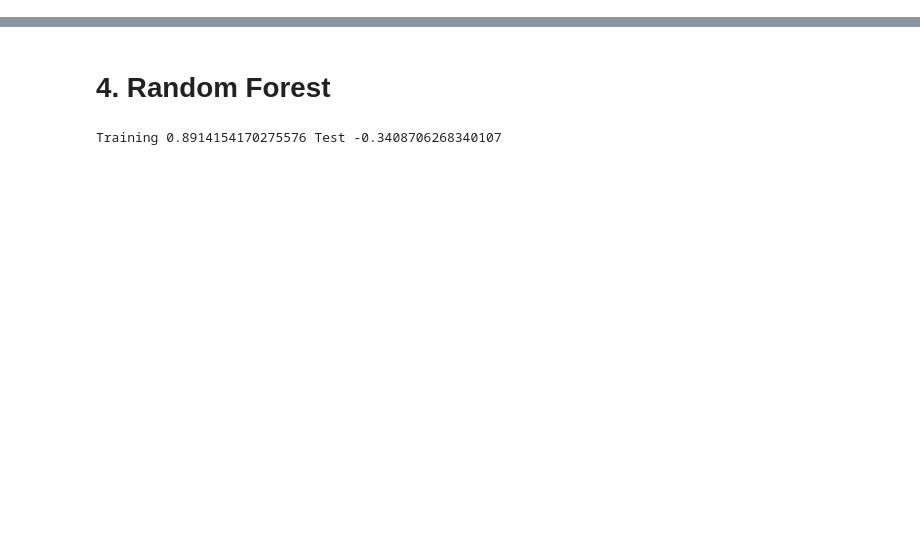
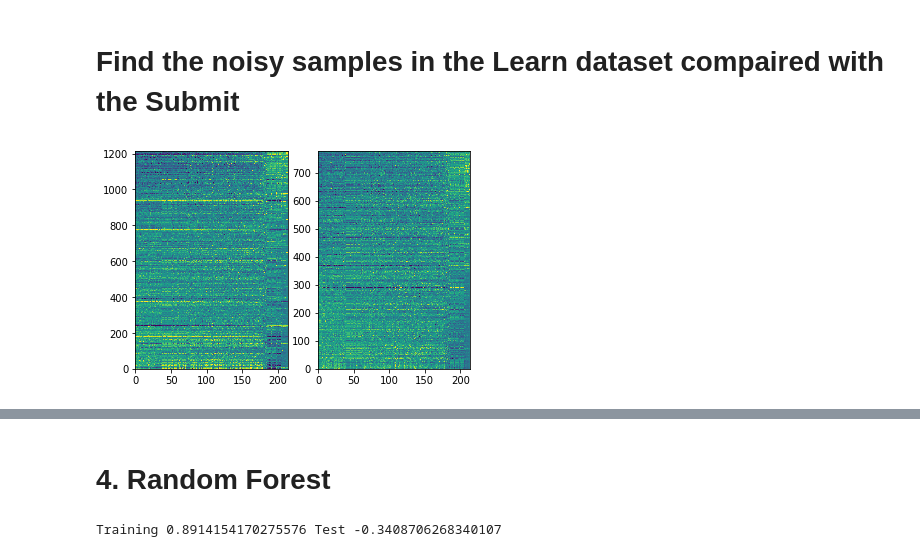
Before and after one commit to Luca-Blum/Advanced_Machine_Learning, a Jupyter notebook: task1/task1 - Yanick.ipynb, the cells around one changed output, grey strips where cells are left out. Drawn from its saved outputs; the diff is of its cells as text; code cells hidden in the pictures; blank space fills up the shorter version.

```diff
--- a/task1/task1 - Yanick.ipynb
+++ b/task1/task1 - Yanick.ipynb
@@ -246,0 +130,5 @@ plt.show()
+# %%
+X_learn=X_learnCopy.copy()
+Y_learn=Y_learnCopy.copy()
+X_submit=X_submitCopy.copy()
+Y_submit=Y_submitCopy.copy()
@@ -246,0 +137,18 @@ plt.show()
+# %%
+cullingFactor=3.5
+
+X=pd.concat([X_learn,X_submit])
+idx=X.index
+scaler = pp.StandardScaler()
+X = scaler.fit_transform(X)
+
+X=pd.DataFrame(data=X, index=idx)
+X_submit=X.loc[X.index.get_level_values('submit') ==1]
+X_learn=X.loc[X.index.get_level_values('submit')==0]
+
+X_submit=X_submit.where(X_submit<cullingFactor,cullingFactor)
+X_learn=X_learn.where(X_learn<cullingFactor,cullingFactor)
+X_submit=X_submit.where(X_submit>-cullingFactor,-cullingFactor)
+X_learn=X_learn.where(X_learn>-cullingFactor,-cullingFactor)
+
+X_submit.head()
@@ -246,0 +164,26 @@ plt.show()
+# %% [markdown]
+# Find the noisy samples in the Learn dataset compaired with the Submit
+# %%
+y=X_learn.index.get_level_values('Y')
+corcoefs=[]
+corname=[]
+for i in range(832):
+  x=X_learn.iloc[:,i]
+  corcoefs.append(spearmanr(x,y)[0])
+  corname.append(X_learn.iloc[:,i].name)
+rank=pd.Series(data=corcoefs, index=corname).sort_values()
+
+Selected_Features=(rank[abs(rank)>0.09]).index
+X_learnSampleSelect=X_learn.copy()
+X_submitSampleSelect=X_submit.copy()
+X_learnSampleSelect=X_learnSampleSelect.loc[:,Selected_Features]
+X_submitSampleSelect=X_submitSampleSelect.loc[:,Selected_Features]
+
+
+axes = plt.subplot2grid((1, 2), (0, 0))
+plt.pcolor(X_learnSampleSelect)
+axes = plt.subplot2grid((1, 2), (0, 1))
+plt.pcolor(X_submitSampleSelect)
+plt.show()
+# %% [output]
+[figure, added]
```
Also changed, not shown: parts of 49 cells of this notebook, 2 other files.
